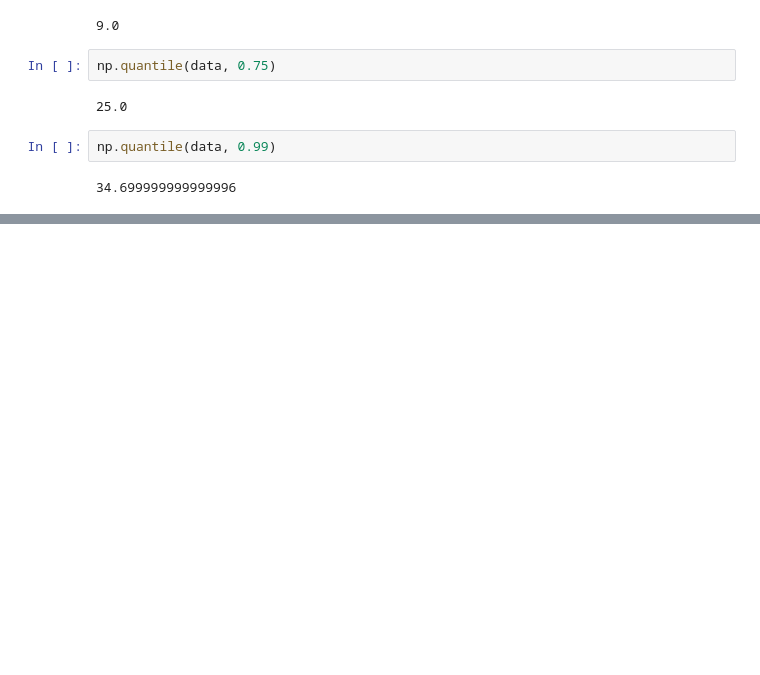
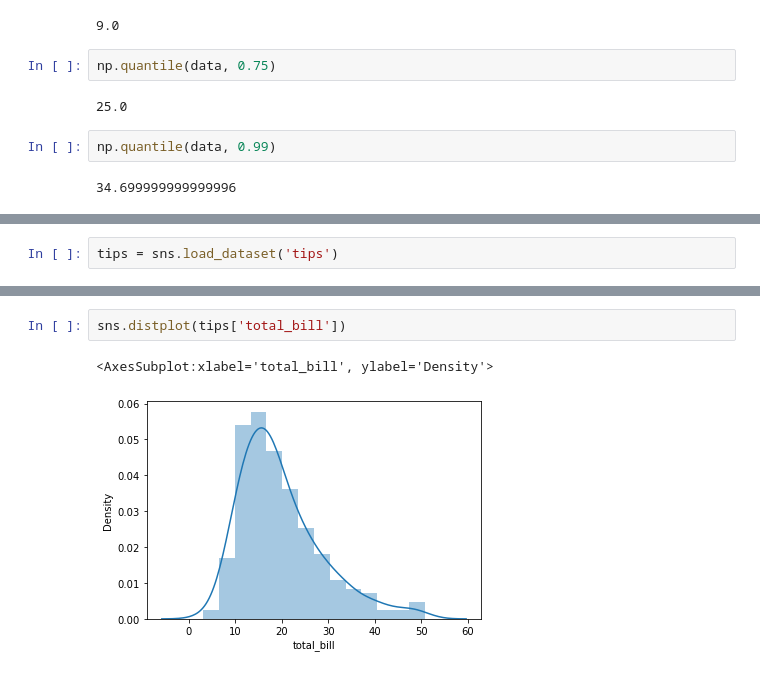
Before and after one commit to navi1910/Data-Science, a Jupyter notebook: Statistics.ipynb, the cells around one changed output, grey strips where cells are left out. Saved outputs shown, nothing was run; the diff lists cells and outputs as text; blank space fills up the shorter version.

```diff
--- a/Statistics.ipynb
+++ b/Statistics.ipynb
@@ -70,0 +116,2 @@ np.quantile(data, 0.99)
+# %%
+tips = sns.load_dataset('tips')
@@ -70,0 +172,5 @@ np.quantile(data, 0.99)
+# %%
+sns.distplot(tips['total_bill'])
+# %% [output]
+<AxesSubplot:xlabel='total_bill', ylabel='Density'>
+[figure, added]
```
Also changed, not shown: parts of 20 cells of this notebook.
